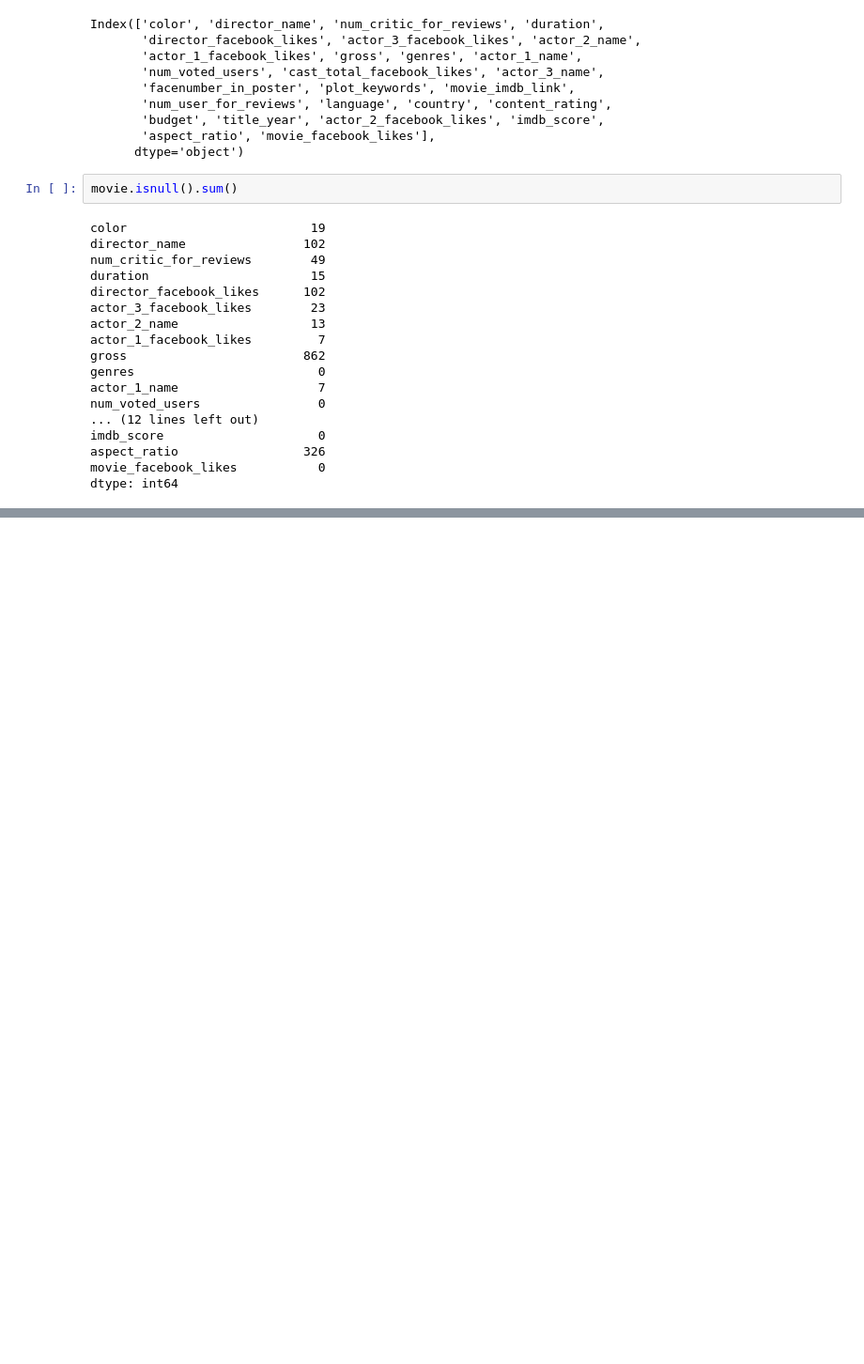
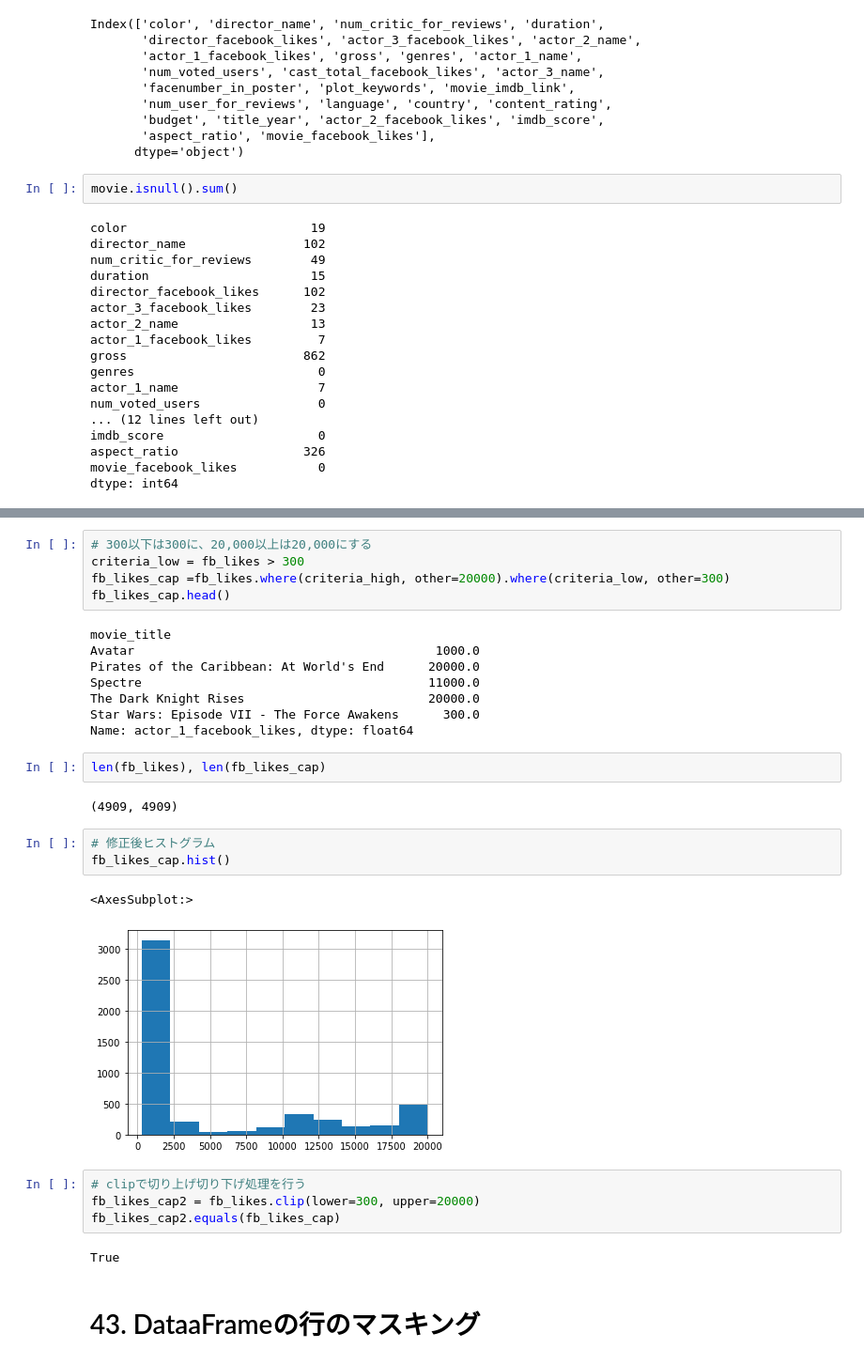
Before and after one commit to okmokm422/TIL, a Jupyter notebook: 1. Python/3. Pandas-cookbook/Chapter5.ipynb, the cells around one changed output, grey strips where cells are left out. Shown: that part at 94% size. Cells and saved outputs as stored; diff of their text form; blank space fills up the shorter version.

```diff
--- a/1. Python/3. Pandas-cookbook/Chapter5.ipynb
+++ b/1. Python/3. Pandas-cookbook/Chapter5.ipynb
@@ -641,0 +702,31 @@ dtype: int64
+# %%
+# 300以下は300に、20,000以上は20,000にする
+criteria_low = fb_likes > 300
+fb_likes_cap =fb_likes.where(criteria_high, other=20000).where(criteria_low, other=300)
+fb_likes_cap.head()
+# %% [output]
+movie_title
+Avatar                                         1000.0
+Pirates of the Caribbean: At World's End      20000.0
+Spectre                                       11000.0
+The Dark Knight Rises                         20000.0
+Star Wars: Episode VII - The Force Awakens      300.0
+Name: actor_1_facebook_likes, dtype: float64
+# %%
+len(fb_likes), len(fb_likes_cap)
+# %% [output]
+(4909, 4909)
+# %%
+# 修正後ヒストグラム
+fb_likes_cap.hist()
+# %% [output]
+<AxesSubplot:>
+[figure, added]
+# %%
+# clipで切り上げ切り下げ処理を行う
+fb_likes_cap2 = fb_likes.clip(lower=300, upper=20000)
+fb_likes_cap2.equals(fb_likes_cap)
+# %% [output]
+True
+# %% [markdown]
+# 43. DataaFrameの行のマスキング
```
Also changed, not shown: parts of 41 cells of this notebook, 53 other files.
